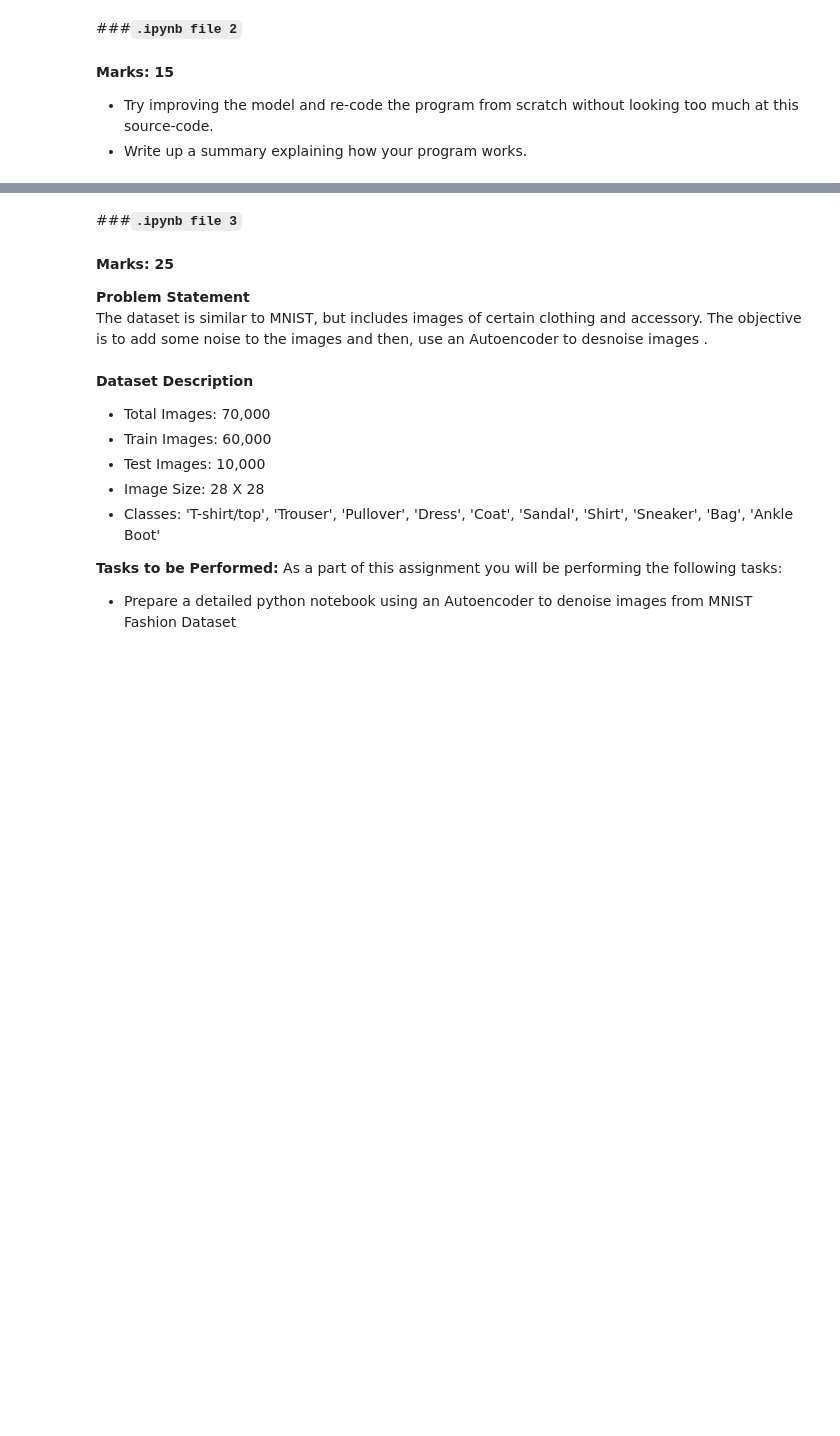
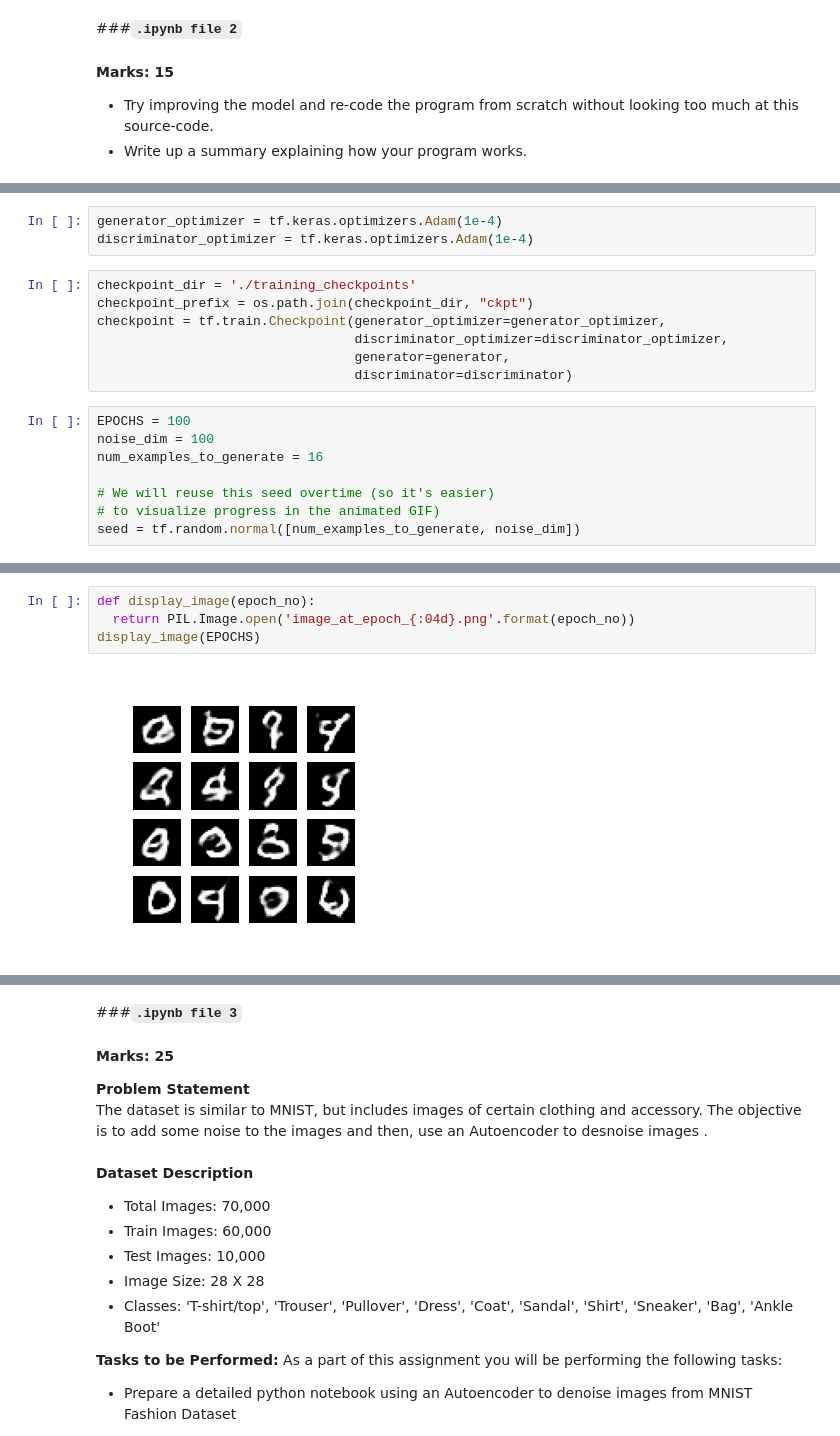
Before and after one commit to nandinib1999/edureka-assignments, a Jupyter notebook: Demo_Genrative_Adversarial_Network.ipynb, the cells around one changed output, grey strips where cells are left out. Saved outputs shown, nothing was run; the diff lists cells and outputs as text; blank space fills up the shorter version.

```diff
--- a/Demo_Genrative_Adversarial_Network.ipynb
+++ b/Demo_Genrative_Adversarial_Network.ipynb
@@ -612,0 +692,18 @@ You may want to backup this Notebook before making any changes.
+# %%
+generator_optimizer = tf.keras.optimizers.Adam(1e-4)
+discriminator_optimizer = tf.keras.optimizers.Adam(1e-4)
+# %%
+checkpoint_dir = './training_checkpoints'
+checkpoint_prefix = os.path.join(checkpoint_dir, "ckpt")
+checkpoint = tf.train.Checkpoint(generator_optimizer=generator_optimizer,
+                                 discriminator_optimizer=discriminator_optimizer,
+                                 generator=generator,
+                                 discriminator=discriminator)
+# %%
+EPOCHS = 100
+noise_dim = 100
+num_examples_to_generate = 16
+
+# We will reuse this seed overtime (so it's easier)
+# to visualize progress in the animated GIF)
+seed = tf.random.normal([num_examples_to_generate, noise_dim])
@@ -612,0 +770,6 @@ You may want to backup this Notebook before making any changes.
+# %%
+def display_image(epoch_no):
+  return PIL.Image.open('image_at_epoch_{:04d}.png'.format(epoch_no))
+display_image(EPOCHS)
+# %% [output]
+[figure, added]
```
Also changed, not shown: parts of 18 cells of this notebook.
